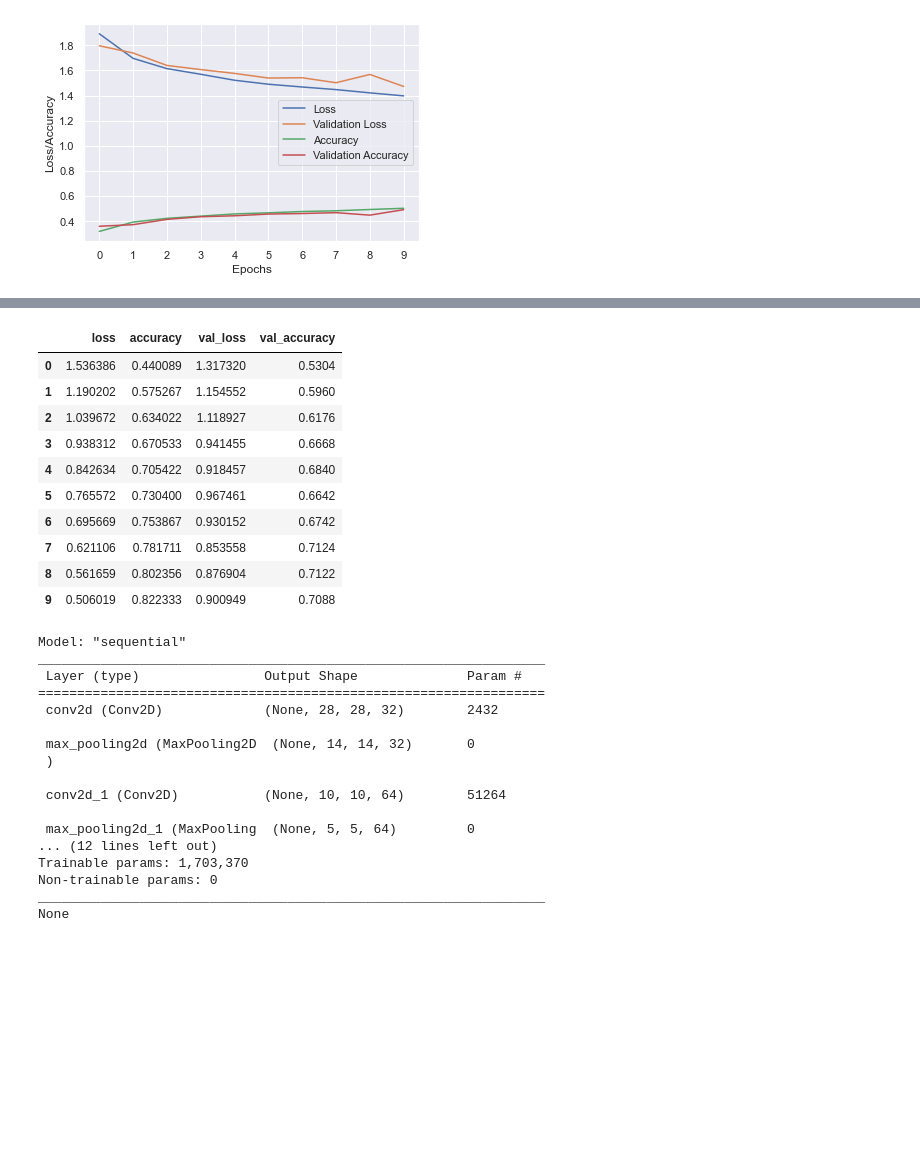
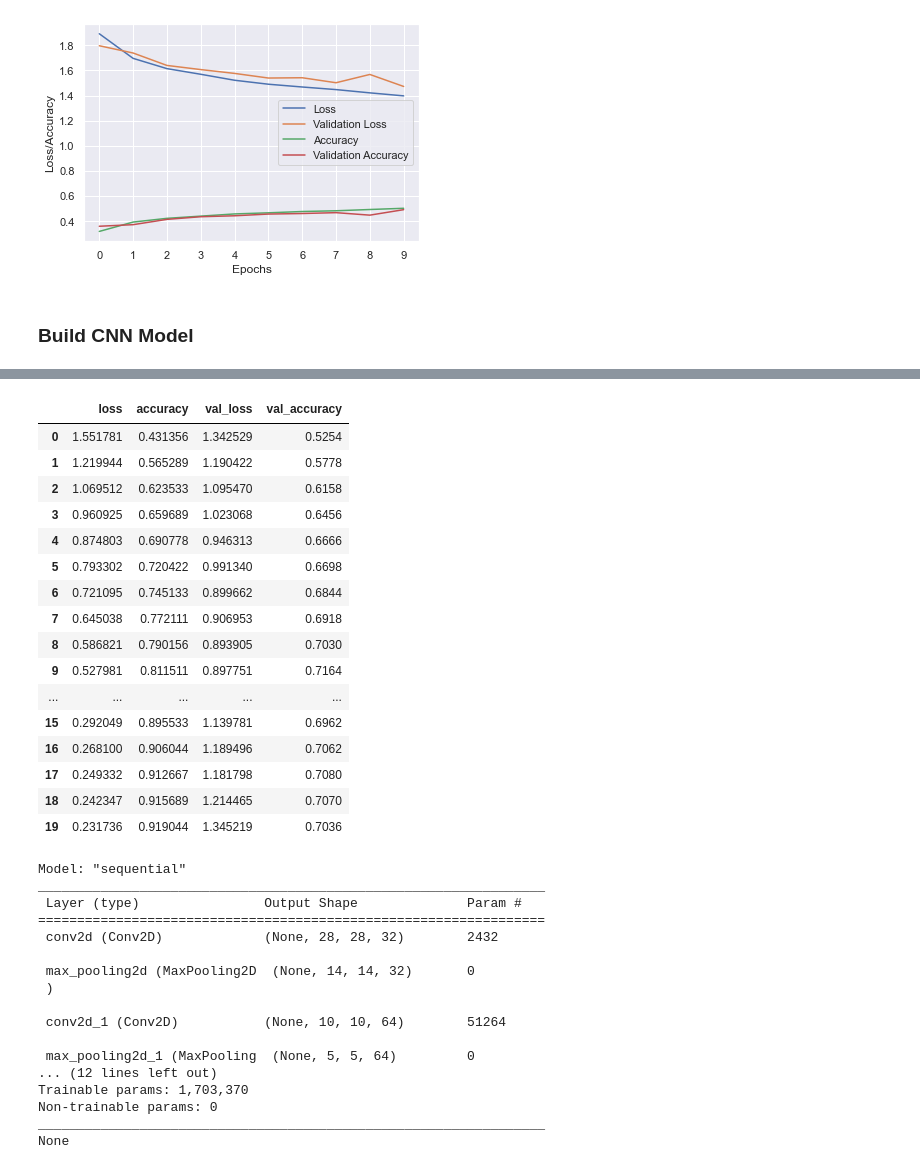
Before and after one commit to andrewabrahamian/w207_final_project, a Jupyter notebook: reports/cifar10-starter-andrew.ipynb, the cells around one changed output, grey strips where cells are left out. Cells and saved outputs as stored; diff of their text form; code cells hidden in the pictures; blank space fills up the shorter version.

```diff
--- a/reports/cifar10-starter-andrew.ipynb
+++ b/reports/cifar10-starter-andrew.ipynb
@@ -199,6 +206,8 @@ def plotloss(history):
 plotloss(history)
 # %% [output]
 [figure]
+# %% [markdown]
+### Build CNN Model
 # %%
 def build_cnn_model(n_classes,
                 hidden_layer_sizes=[256, 128, 64],
@@ -252,7 +259,7 @@ model = build_cnn_model(len(label_names), learning_rate=0.01, hidden_layer_sizes
 history = model.fit(
   x = x_train,
   y = y_train,
-  epochs=10,
+  epochs=20,
   batch_size=64,
   validation_split=0.1,
   verbose=1)
@@ -283,14 +287,20 @@ Epoch 10/10
 |  | loss | accuracy | val_loss | val_accuracy |
-| 0 | 1.536386 | 0.440089 | 1.317320 | 0.5304 |
-| 1 | 1.190202 | 0.575267 | 1.154552 | 0.5960 |
-| 2 | 1.039672 | 0.634022 | 1.118927 | 0.6176 |
-| 3 | 0.938312 | 0.670533 | 0.941455 | 0.6668 |
-| 4 | 0.842634 | 0.705422 | 0.918457 | 0.6840 |
-| 5 | 0.765572 | 0.730400 | 0.967461 | 0.6642 |
-| 6 | 0.695669 | 0.753867 | 0.930152 | 0.6742 |
-| 7 | 0.621106 | 0.781711 | 0.853558 | 0.7124 |
-| 8 | 0.561659 | 0.802356 | 0.876904 | 0.7122 |
-| 9 | 0.506019 | 0.822333 | 0.900949 | 0.7088 |
+| 0 | 1.551781 | 0.431356 | 1.342529 | 0.5254 |
+| 1 | 1.219944 | 0.565289 | 1.190422 | 0.5778 |
+| 2 | 1.069512 | 0.623533 | 1.095470 | 0.6158 |
+| 3 | 0.960925 | 0.659689 | 1.023068 | 0.6456 |
+| 4 | 0.874803 | 0.690778 | 0.946313 | 0.6666 |
+| 5 | 0.793302 | 0.720422 | 0.991340 | 0.6698 |
+| 6 | 0.721095 | 0.745133 | 0.899662 | 0.6844 |
+| 7 | 0.645038 | 0.772111 | 0.906953 | 0.6918 |
+| 8 | 0.586821 | 0.790156 | 0.893905 | 0.7030 |
+| 9 | 0.527981 | 0.811511 | 0.897751 | 0.7164 |
+| ... | ... | ... | ... | ... |
+| 15 | 0.292049 | 0.895533 | 1.139781 | 0.6962 |
+| 16 | 0.268100 | 0.906044 | 1.189496 | 0.7062 |
+| 17 | 0.249332 | 0.912667 | 1.181798 | 0.7080 |
+| 18 | 0.242347 | 0.915689 | 1.214465 | 0.7070 |
+| 19 | 0.231736 | 0.919044 | 1.345219 | 0.7036 |
 Model: "sequential"
 _________________________________________________________________
  Layer (type)                Output Shape              Param #
```
Also changed, not shown: parts of 16 cells of this notebook.
